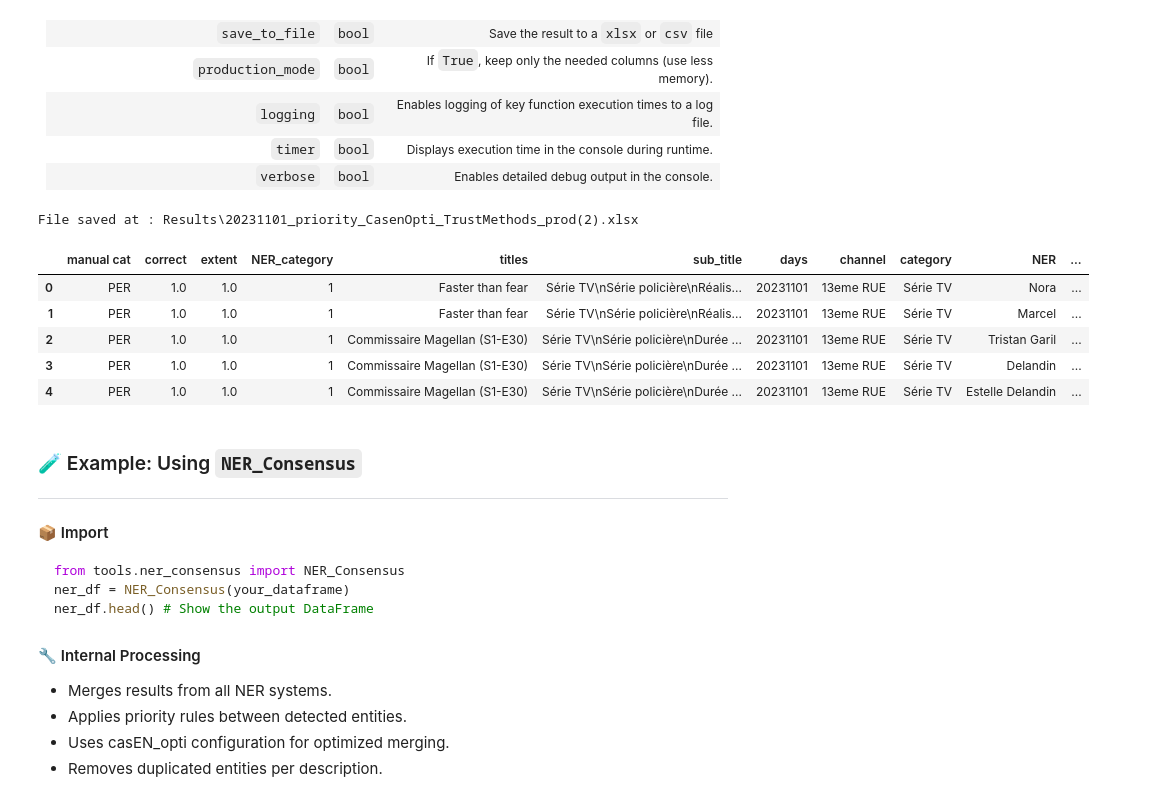
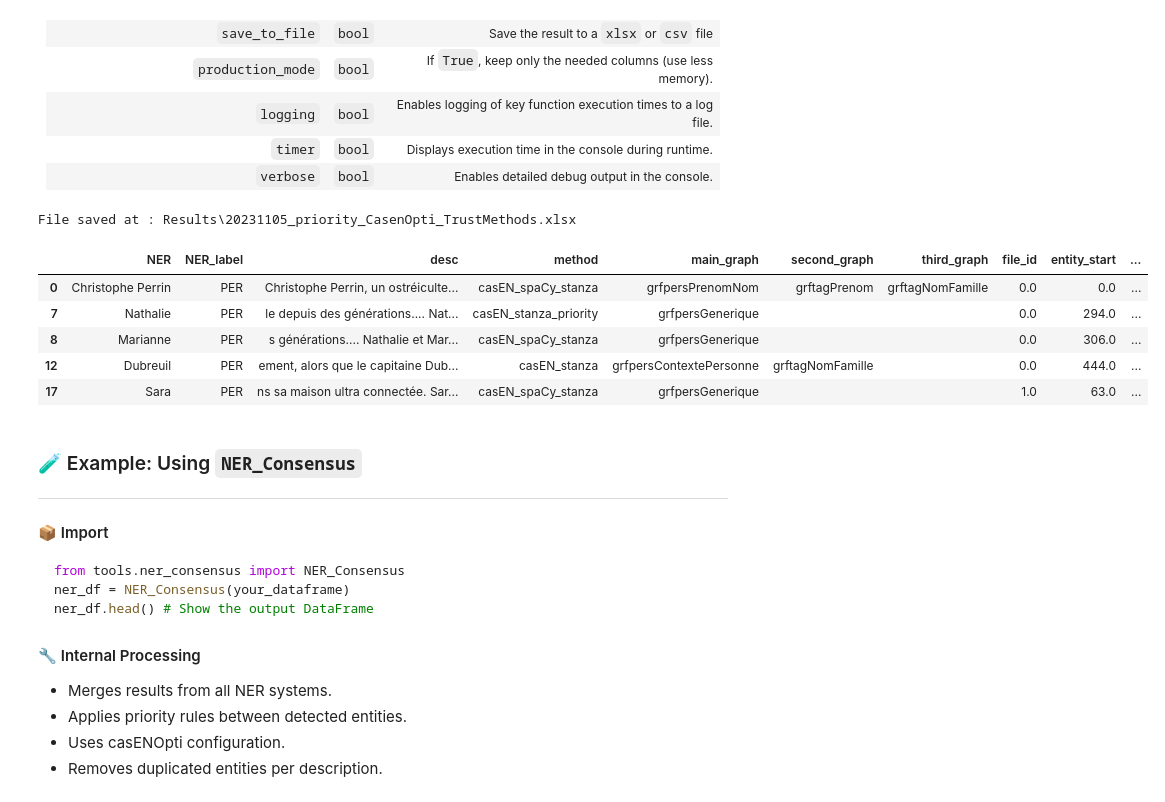
Before and after one commit to Valentin-Gauthier/NER, a Jupyter notebook: src/NER/NER.ipynb, the cells around one changed output. Cells and saved outputs as stored; diff of their text form; code cells hidden in the pictures.

```diff
--- a/src/NER/NER.ipynb
+++ b/src/NER/NER.ipynb
@@ -3,7 +3,7 @@ import importlib
 import pandas as pd
 # %%
 # LOAD THE DATAS
-DATAS = pd.read_excel("C:\\Users\\valen\\Documents\\Informatique-L3\\Stage_NER\\NER\\src\\Ressources\\20231101_raw.xlsx")
+DATAS = pd.read_excel("C:\\Users\\valen\\Documents\\Informatique-L3\\Stage_NER\\NER\\src\\Ressources\\20231105_raw.xlsx")
 # %% [markdown]
 # CasEN Configuration
 
@@ -121,31 +146,31 @@ st_df = pd.read_excel("Results/short_stanza.xlsx")
 # %%
 from tools import ner_config
 importlib.reload(ner_config)
 from tools.ner_config import NerConfig
 
 
 ner = NerConfig(
     process_priority_merge = True,
     process_casen_opti = True,
     remove_duplicated_entity_per_desc = True,
     keep_only_trustable_methods = True,
     save_to_file = True,
-    production_mode = True,
+    production_mode = False,
     logging = False,
     timer = False,
     verbose = False
 )
 
-ner_df = ner.run(data=DATAS, dfs=[c_df, sp_df, st_df], correction="./Results/NER_casEN_spaCy_stanza_PER_entity_track.xlsx")
+ner_df = ner.run(data=DATAS, dfs=[c_df, sp_df, st_df])
 ner_df.head()
 # %% [output]
-File saved at : Results\20231101_priority_CasenOpti_TrustMethods_prod(2).xlsx
+File saved at : Results\20231105_priority_CasenOpti_TrustMethods.xlsx
-|  | manual cat | correct | extent | NER_category | titles | sub_title | days | channel | category | NER | ... |
-| 0 | PER | 1.0 | 1.0 | 1 | Faster than fear | Série TV\nSérie policière\nRéalis... | 20231101 | 13eme RUE | Série TV | Nora | ... |
-| 1 | PER | 1.0 | 1.0 | 1 | Faster than fear | Série TV\nSérie policière\nRéalis... | 20231101 | 13eme RUE | Série TV | Marcel | ... |
-| 2 | PER | 1.0 | 1.0 | 1 | Commissaire Magellan (S1-E30) | Série TV\nSérie policière\nDurée ... | 20231101 | 13eme RUE | Série TV | Tristan Garil | ... |
-| 3 | PER | 1.0 | 1.0 | 1 | Commissaire Magellan (S1-E30) | Série TV\nSérie policière\nDurée ... | 20231101 | 13eme RUE | Série TV | Delandin | ... |
-| 4 | PER | 1.0 | 1.0 | 1 | Commissaire Magellan (S1-E30) | Série TV\nSérie policière\nDurée ... | 20231101 | 13eme RUE | Série TV | Estelle Delandin | ... |
+|  | NER | NER_label | desc | method | main_graph | second_graph | third_graph | file_id | entity_start | ... |
+| 0 | Christophe Perrin | PER | Christophe Perrin, un ostréiculte... | casEN_spaCy_stanza | grfpersPrenomNom | grftagPrenom | grftagNomFamille | 0.0 | 0.0 | ... |
+| 7 | Nathalie | PER | le depuis des générations.... Nat... | casEN_stanza_priority | grfpersGenerique |  |  | 0.0 | 294.0 | ... |
+| 8 | Marianne | PER | s générations.... Nathalie et Mar... | casEN_spaCy_stanza | grfpersGenerique |  |  | 0.0 | 306.0 | ... |
+| 12 | Dubreuil | PER | ement, alors que le capitaine Dub... | casEN_stanza | grfpersContextePersonne | grftagNomFamille |  | 0.0 | 444.0 | ... |
+| 17 | Sara | PER | ns sa maison ultra connectée. Sar... | casEN_spaCy_stanza | grfpersGenerique |  |  | 1.0 | 63.0 | ... |
 # %% [markdown]
 ### 🧪 Example: Using `NER_Consensus`
 
@@ -162,5 +187,5 @@ ner_df.head() # Show the output DataFrame
 #### 🔧 Internal Processing
 - Merges results from all NER systems.
 - Applies priority rules between detected entities.
-- Uses casEN_opti configuration for optimized merging.
+- Uses casENOpti configuration.
 - Removes duplicated entities per description.
```
Also changed, not shown: parts of 6 cells of this notebook, 5 other files.
